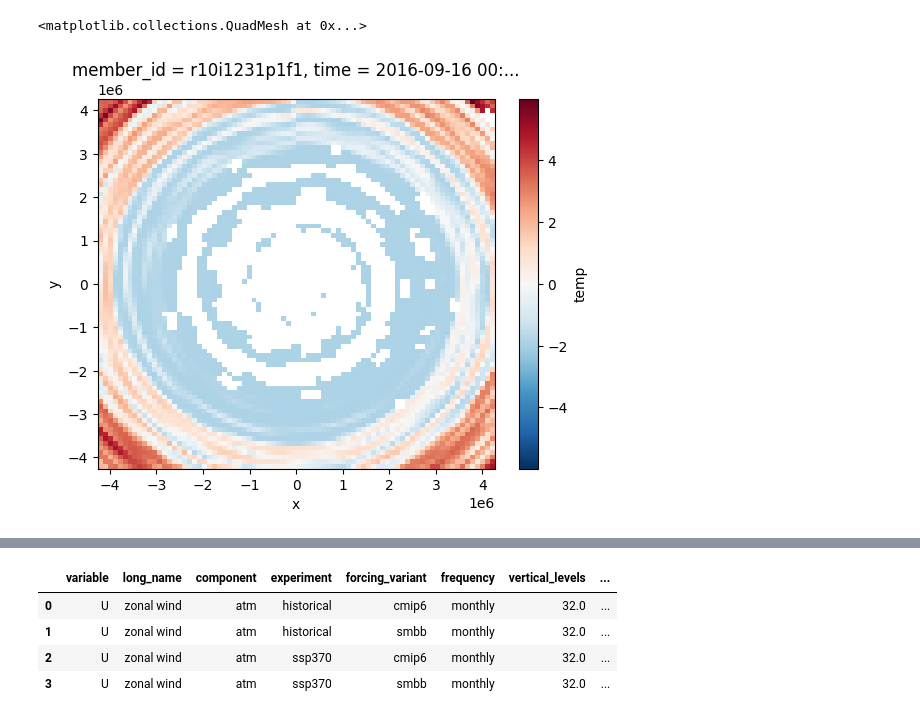
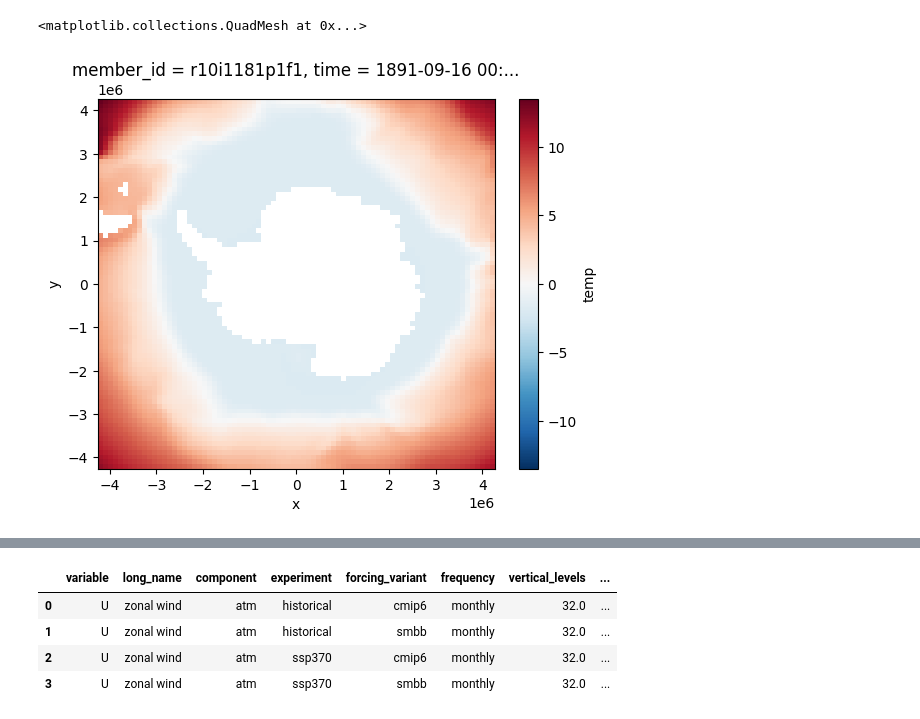
Before and after one commit to ychnli/sicpred, a Jupyter notebook: notebooks/cesm_lens_testing.ipynb, the cells around one changed output, grey strips where cells are left out. Saved outputs shown, nothing was run; the diff lists cells and outputs as text; code cells hidden in the pictures.

```diff
--- a/notebooks/cesm_lens_testing.ipynb
+++ b/notebooks/cesm_lens_testing.ipynb
@@ -14,5 +12,5 @@ import xarray as xr
 # %%
-xr.open_dataset("/scratch/users/yucli/cesm_data/temp/temp_member_01.nc").temp.isel(time=2000).plot()
+xr.open_dataset("/scratch/users/yucli/cesm_data/temp/temp_member_00.nc").temp.isel(time=500).plot()
 # %% [output]
 <matplotlib.collections.QuadMesh at 0x...>
-[figure, old version]
+[figure, new version]
```
Also changed, not shown: parts of 5 cells of this notebook, 1 other file.
